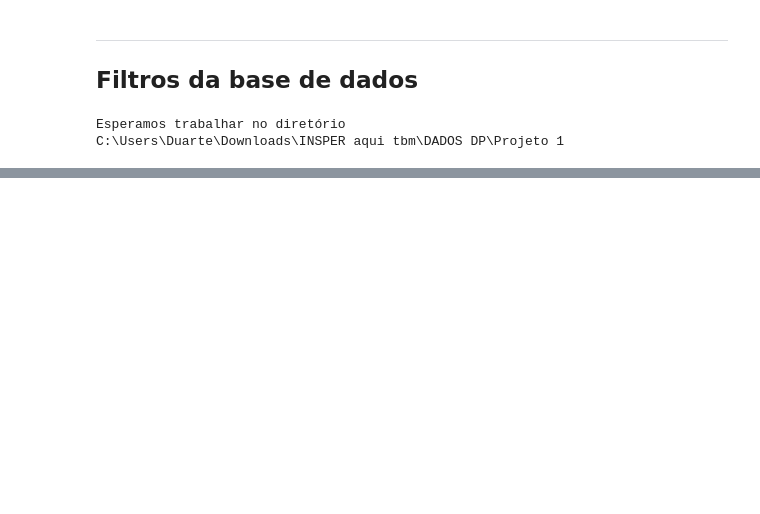
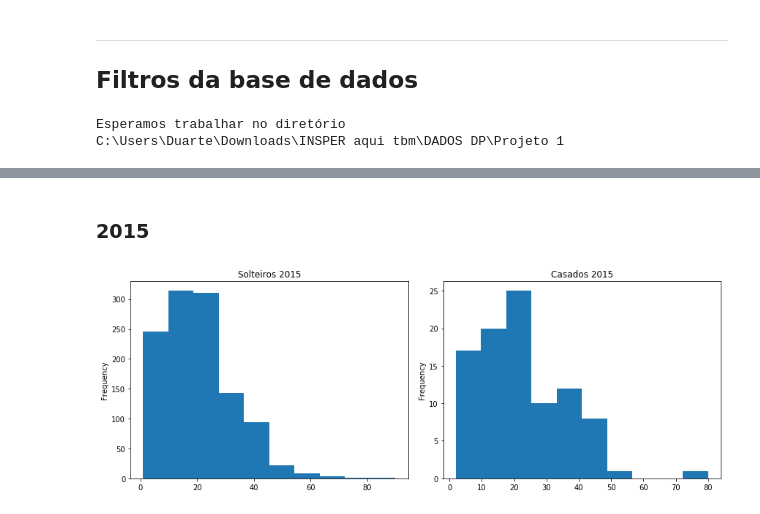
Before and after one commit to gDuarteg/CD-2019-Projeto-1, a Jupyter notebook: Projeto1 Layout.ipynb, the cells around one changed output, grey strips where cells are left out. Saved outputs shown, nothing was run; the diff lists cells and outputs as text; code cells hidden in the pictures; blank space fills up the shorter version.

```diff
--- a/Projeto1 Layout.ipynb
+++ b/Projeto1 Layout.ipynb
@@ -78,0 +117,5 @@ ___
+# %%
+F1_solteiro_15 = semFiltro_2015[semFiltro_2015['Sexo'] == 2] # homens
+F2_solteiro_15 = F1_solteiro_15[semFiltro_2015['Estado Civil'] == 0] #solteiro
+df_solteiro_15 = F2_solteiro_15[semFiltro_2015['Horas Semanais'] > 0] # horas
+df_solteiro_15.head()
@@ -78,0 +129,5 @@ ___
+# %%
+F1_casado_15 = semFiltro_2015[semFiltro_2015['Sexo'] == 2] # homens
+F2_casado_15 = F1_casado_15[semFiltro_2015['Estado Civil'] == 1] #casados
+df_casado_15 = F2_casado_15[semFiltro_2015['Horas Semanais'] > 0] # horas
+df_casado_15.head()
@@ -78,0 +229,17 @@ ___
+# %% [markdown]
+### 2015
+# %%
+fig = plt.figure(figsize=(18,4.5))
+
+plt.subplot(131)
+df_solteiro_15["Horas Semanais"].plot.hist()
+plt.title("Solteiros 2015")
+
+plt.subplot(132)
+df_casado_15["Horas Semanais"].plot.hist()
+plt.title("Casados 2015")
+
+plt.tight_layout()
+plt.show()
+# %% [output]
+[figure, added]
```
Also changed, not shown: parts of 35 cells of this notebook.
